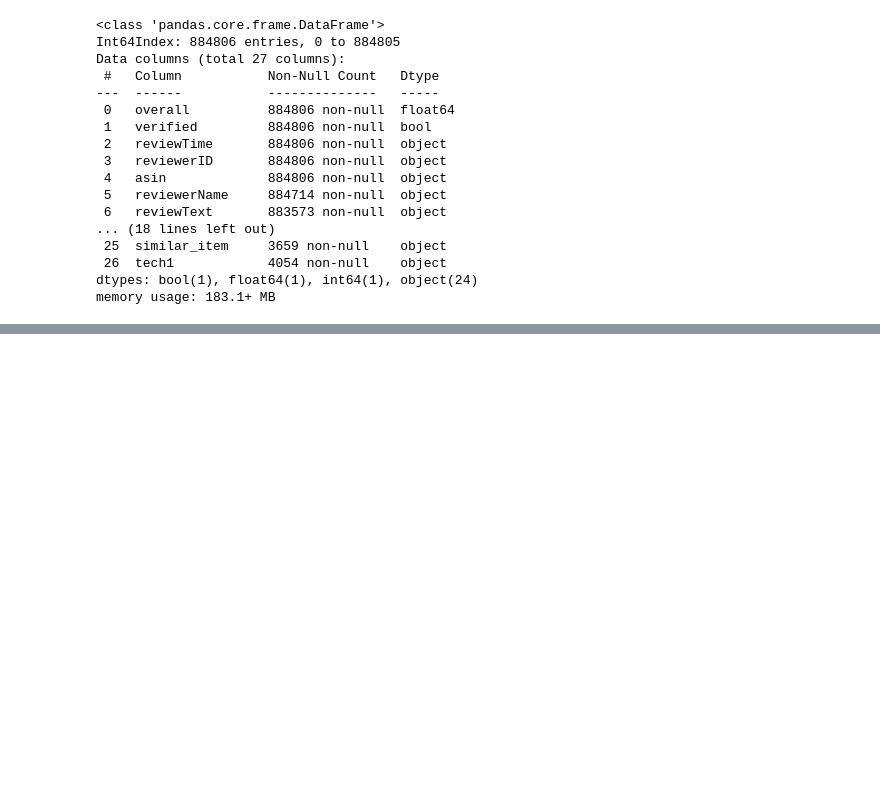
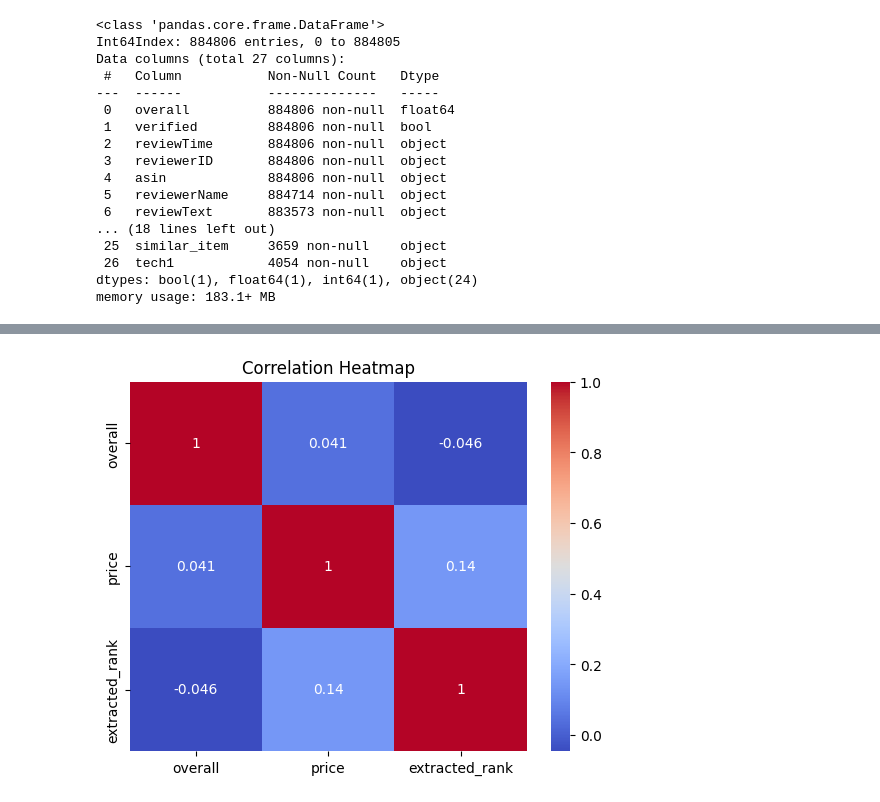
Before and after one commit to lmbd92/DataScienceMonograph, a Jupyter notebook: Notebooks/EDA_Amazon_Fashion.ipynb, the cells around one changed output, grey strips where cells are left out. Saved outputs shown, nothing was run; the diff lists cells and outputs as text; code cells hidden in the pictures; blank space fills up the shorter version.

```diff
--- a/Notebooks/EDA_Amazon_Fashion.ipynb
+++ b/Notebooks/EDA_Amazon_Fashion.ipynb
@@ -99,0 +307,8 @@ memory usage: 183.1+ MB
+# %%
+# Matriz de correlación y mapa de calor
+corr_matrix = data.corr()
+sns.heatmap(corr_matrix, annot=True, cmap="coolwarm")
+plt.title('Correlation Heatmap')
+plt.show()
+# %% [output]
+[figure, added]
```
Also changed, not shown: parts of 34 cells of this notebook.
